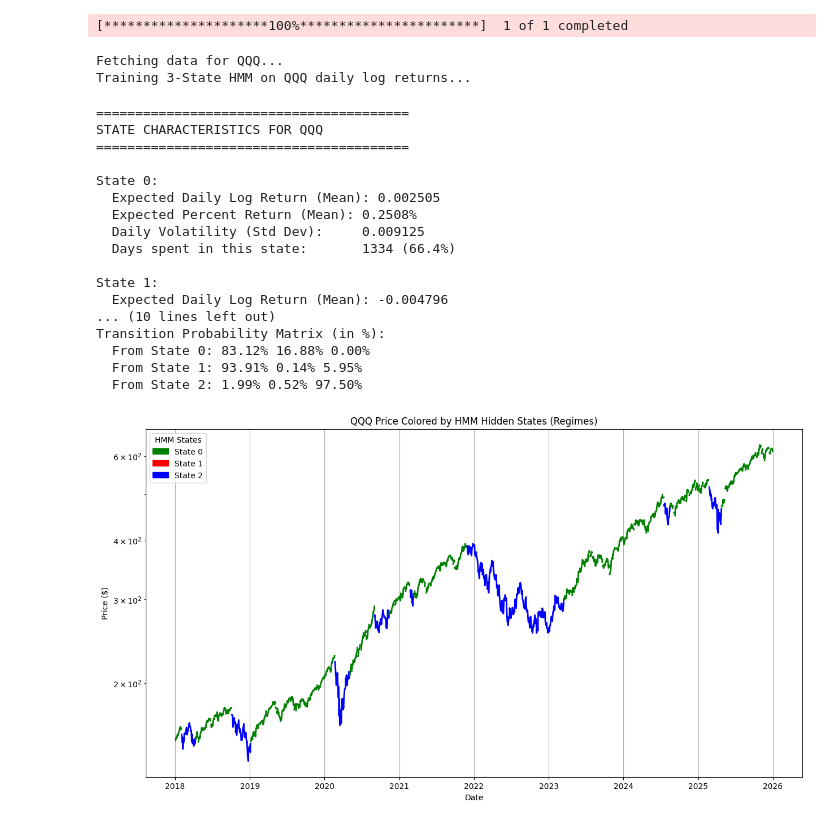
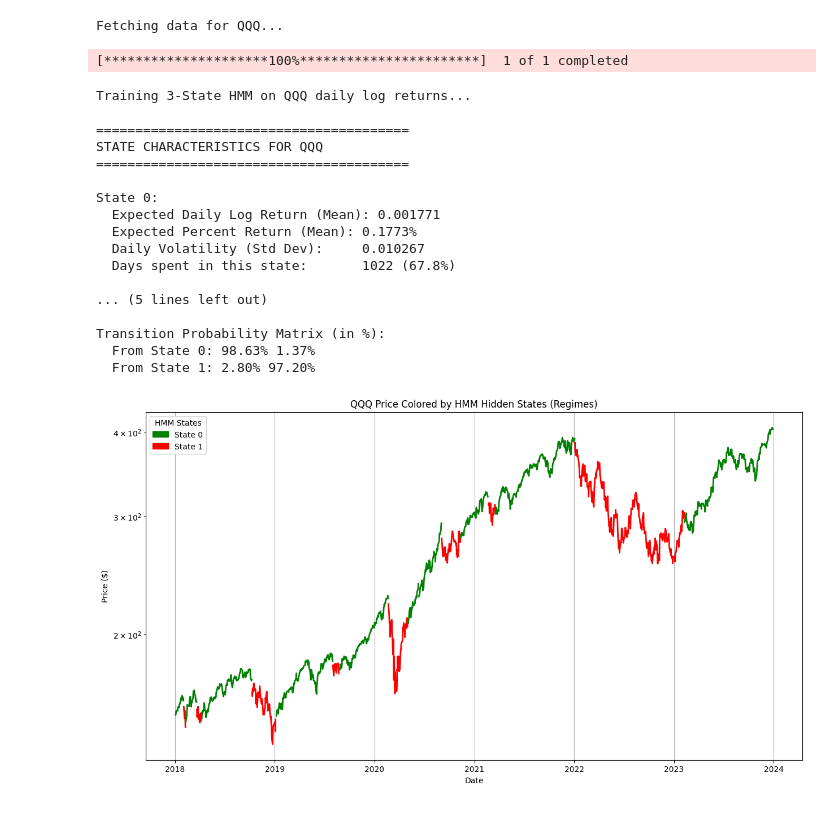
Before and after one commit to jhenningsen/Equity_Analysis, a Jupyter notebook: HHM/HHM_v1.ipynb, the cells around one changed output. Drawn from its saved outputs; the diff is of its cells as text; code cells hidden in the pictures.

```diff
--- a/HHM/HHM_v1.ipynb
+++ b/HHM/HHM_v1.ipynb
@@ -27,8 +23,8 @@ import matplotlib.pyplot as plt
 TICKER = "QQQ"
 
 START_DATE = "2018-01-01"
-END_DATE = "2026-01-01"  # Adjust based on your preferred backtest window
-N_STATES = 3
+END_DATE = "2024-01-01"  # Adjust based on your preferred backtest window
+N_STATES = 2
 
 # ==========================================
 # 2. DATA ACQUISITION & PREPROCESSING
@@ -93,50 +89,50 @@ for i, row in enumerate(model.transmat_):
 # 5. VISUALIZATION
 # ==========================================
 plt.figure(figsize=(15, 8))
-colors = ['green', 'red', 'blue'] # Define colors for each state
+# Dynamically generate colors or provide enough for N_STATES
+colors = ['green', 'red', 'blue', 'purple', 'orange', 'brown', 'pink', 'gray'] # Extended colors list
 colors_map = {i: colors[i] for i in range(N_STATES)}
 
 # Identify segments where the state is constant
 # This creates a series that increments each time the state changes
 state_segments = df['State'].diff().ne(0).cumsum()
 
 # Plot each segment with its corresponding state color
 for segment_id, segment_df in df.groupby(state_segments):
     state = segment_df['State'].iloc[0] # Get the state for this segment
     color = colors_map[state]
     plt.plot(segment_df.index, segment_df['Close'], color=color, linewidth=2) # Plot the segment as a line
 
 plt.title(f"{TICKER} Price Colored by HMM Hidden States (Regimes)")
 plt.xlabel("Date")
 plt.ylabel("Price ($)")
 
 # Create a custom legend as plotting in a loop creates multiple labels
 import matplotlib.patches as mpatches
 legend_handles = [mpatches.Patch(color=colors_map[s], label=f'State {s}') for s in sorted(colors_map.keys())]
 plt.legend(handles=legend_handles, title="HMM States")
 
 plt.grid(True)
 plt.yscale('log') # Useful for viewing multi-year index growth
 plt.show()
 # %% [output]
-[*********************100%***********************]  1 of 1 completed
+Fetching data for QQQ...
-Fetching data for QQQ...
-Training 3-State HMM on QQQ daily log returns...
+[*********************100%***********************]  1 of 1 completed
+Training 3-State HMM on QQQ daily log returns...
+
 ========================================
 STATE CHARACTERISTICS FOR QQQ
 ========================================
 
 State 0:
-  Expected Daily Log Return (Mean): 0.002505
-  Expected Percent Return (Mean): 0.2508%
-  Daily Volatility (Std Dev):     0.009125
-  Days spent in this state:       1334 (66.4%)
+  Expected Daily Log Return (Mean): 0.001771
+  Expected Percent Return (Mean): 0.1773%
+  Daily Volatility (Std Dev):     0.010267
+  Days spent in this state:       1022 (67.8%)
 
-State 1:
-  Expected Daily Log Return (Mean): -0.004796
-... (10 lines left out)
+... (5 lines left out)
+
 Transition Probability Matrix (in %):
-  From State 0: 83.12% 16.88% 0.00%
-  From State 1: 93.91% 0.14% 5.95%
-  From State 2: 1.99% 0.52% 97.50%
+  From State 0: 98.63% 1.37%
+  From State 1: 2.80% 97.20%
-[figure, old version]
+[figure, new version]
```
Also changed, not shown: parts of 7 cells of this notebook.
